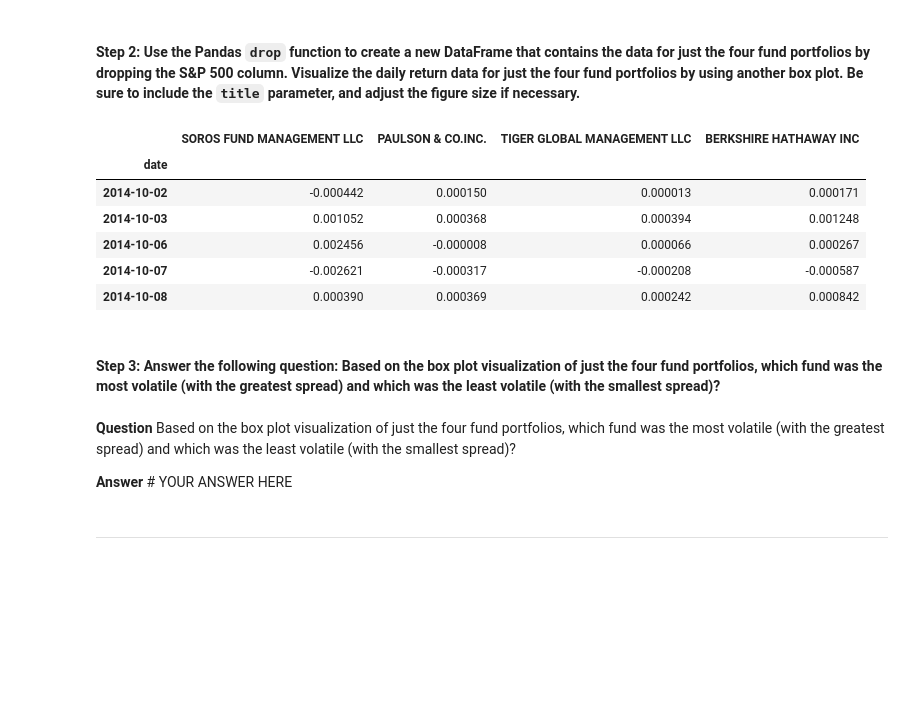
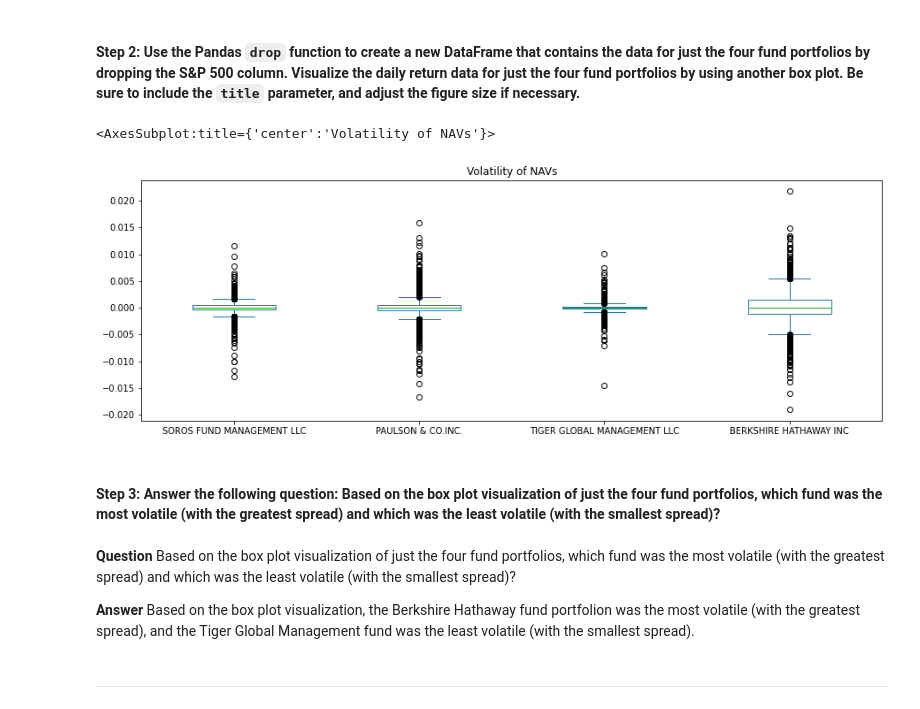
Before and after one commit to jojomani/Whale_RiskReturn_Analysis, a Jupyter notebook: risk_return_analysis.ipynb, the cells around one changed output. Saved outputs shown, nothing was run; the diff lists cells and outputs as text; code cells hidden in the pictures; blank space fills up the shorter version.

Commit message:
Completed volatility analysis

```diff
--- a/risk_return_analysis.ipynb
+++ b/risk_return_analysis.ipynb
@@ -212,26 +212,21 @@ daily_returns.plot(kind="box", figsize=(15,5), title="Volatility of NAVs and S&P
 # %%
 # Create a new DataFrame containing only the 4 fund portfolios by dropping the S&P 500 column from the DataFrame
 # Create box plots to reflect the return data for only the 4 fund portfolios
 # Include a title parameter and adjust the figure size
 navs_df.drop(columns=["S&P 500"], inplace=True)
 
 daily_returns = navs_df.pct_change().dropna()
 
-daily_returns.plot(kind="box", figsize=(15,5), title="Volatility of NAVs")
+daily_returns.plot(kind="box", figsize=(15,5), title="Volatility of the 4 Funds")
 # %% [output]
-|  | SOROS FUND MANAGEMENT LLC | PAULSON & CO.INC. | TIGER GLOBAL MANAGEMENT LLC | BERKSHIRE HATHAWAY INC |
-| date |  |  |  |  |
-| 2014-10-02 | -0.000442 | 0.000150 | 0.000013 | 0.000171 |
-| 2014-10-03 | 0.001052 | 0.000368 | 0.000394 | 0.001248 |
-| 2014-10-06 | 0.002456 | -0.000008 | 0.000066 | 0.000267 |
-| 2014-10-07 | -0.002621 | -0.000317 | -0.000208 | -0.000587 |
-| 2014-10-08 | 0.000390 | 0.000369 | 0.000242 | 0.000842 |
+<AxesSubplot:title={'center':'Volatility of NAVs'}>
+[figure, added]
 # %% [markdown]
 #### Step 3: Answer the following question: Based on the box plot visualization of just the four fund portfolios, which fund was the most volatile (with the greatest spread) and which was the least volatile (with the smallest spread)?
 # %% [markdown]
 **Question** Based on the box plot visualization of just the four fund portfolios, which fund was the most volatile (with the greatest spread) and which was the least volatile (with the smallest spread)?
 
-**Answer** # YOUR ANSWER HERE
+**Answer** Based on the box plot visualization, the Berkshire Hathaway fund portfolion was the most volatile (with the greatest spread), and the Tiger Global Management fund was the least volatile (with the smallest spread).
 # %% [markdown]
 ---
 # %% [markdown]
```
Also changed, not shown: parts of 3 cells of this notebook.
